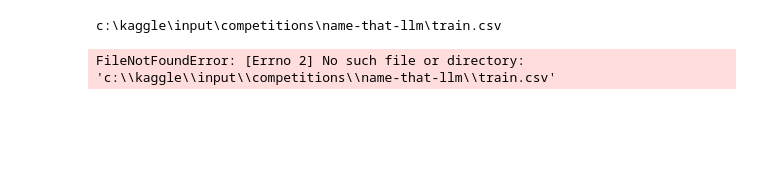
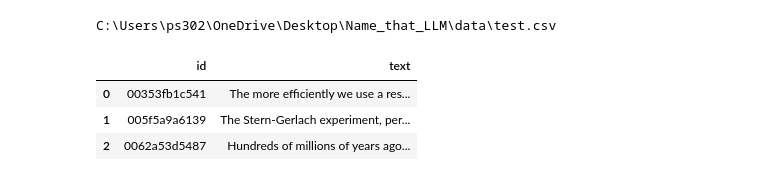
Before and after one commit to Vinay3022272/Name_that_LLM, a Jupyter notebook: submission.ipynb, the cells around one changed output. Drawn from its saved outputs; the diff is of its cells as text; code cells hidden in the pictures; blank space fills up the shorter version.

```diff
--- a/submission.ipynb
+++ b/submission.ipynb
@@ -1,19 +1,22 @@
 # %%
 import os
 import pandas as pd
 from pathlib import Path
 import gc
 
 # Run garbage collection
 gc.collect()
 
-data_folder = Path("/kaggle/input/competitions/name-that-llm/train.csv")
+data_folder = Path(r"C:\Users\ps302\OneDrive\Desktop\Name_that_LLM\data\test.csv")
 data_path = os.path.join(os.getcwd(), data_folder)
 
 print(data_path)
 
-df = pd.read_csv(data_path)
-df.head()
+test_df = pd.read_csv(data_path)
+test_df.head()
 # %% [output]
-c:\kaggle\input\competitions\name-that-llm\train.csv
+C:\Users\ps302\OneDrive\Desktop\Name_that_LLM\data\test.csv
-FileNotFoundError: [Errno 2] No such file or directory: 'c:\\kaggle\\input\\competitions\\name-that-llm\\train.csv'
+|  | id | text |
+| 0 | 00353fb1c541 | The more efficiently we use a res... |
+| 1 | 005f5a9a6139 | The Stern-Gerlach experiment, per... |
+| 2 | 0062a53d5487 | Hundreds of millions of years ago... |
```
Also changed, not shown: parts of 13 cells of this notebook, 7 other files.
